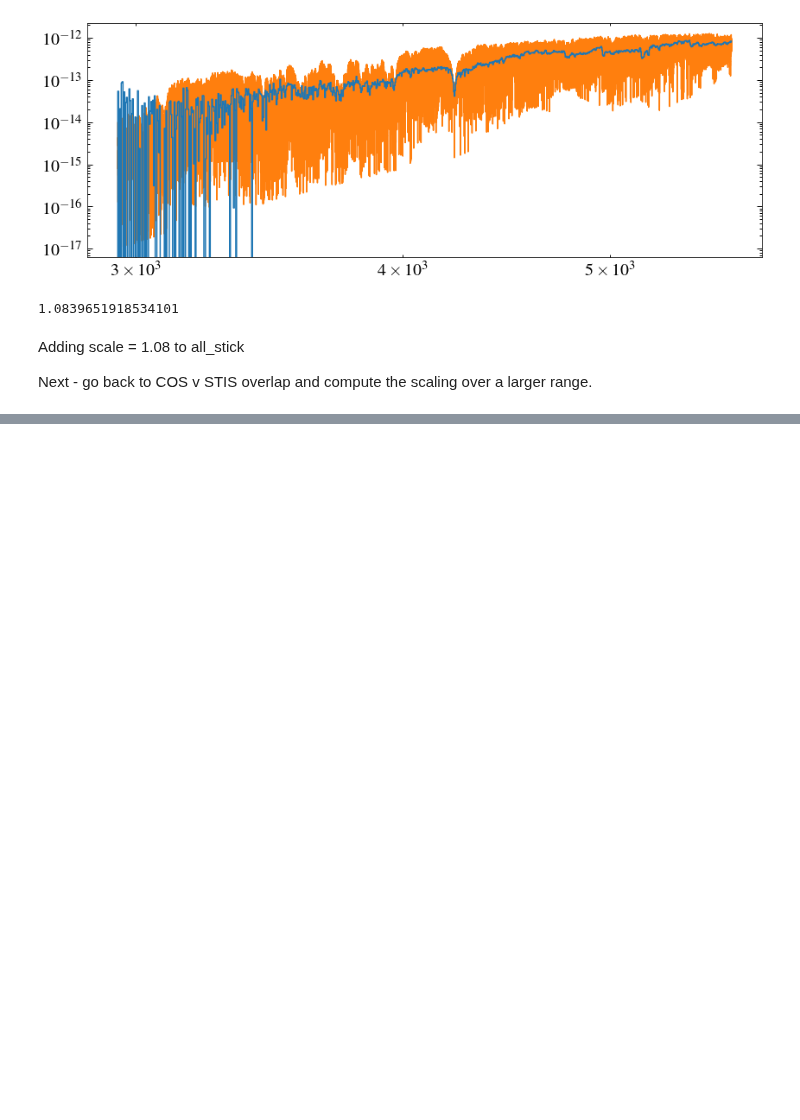
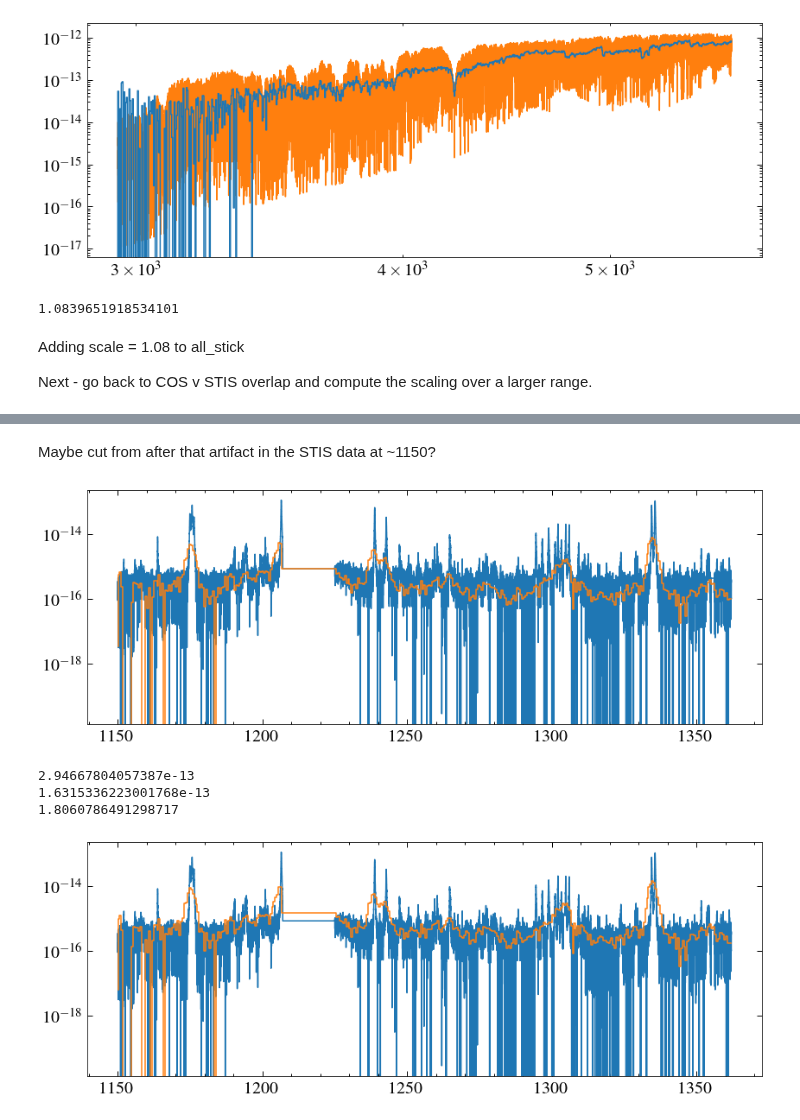
Before and after one commit to davidjwilson/SEDs, a Jupyter notebook: gj_674/combined/combined_sed_rough.ipynb, the cells around one changed output, grey strips where cells are left out. Cells and saved outputs as stored; diff of their text form; code cells hidden in the pictures; blank space fills up the shorter version.

```diff
--- a/gj_674/combined/combined_sed_rough.ipynb
+++ b/gj_674/combined/combined_sed_rough.ipynb
@@ -368,0 +412,30 @@ Next - go back to COS v STIS overlap and compute the scaling over a larger range
+# %% [markdown]
+Maybe cut from after that artifact in the STIS data at ~1150?
+# %%
+#cut clip spectra down to just bit I want to compare
+cut = [1150, cdata['Wave'][-1]]
+ccut = (cw > cut[0]) & (cw < cut[1])
+scut = (sw > cut[0]) & (sw < cut[1])
+plt.step(cw[ccut], cf[ccut], sw[scut], sf[scut])
+plt.yscale('log')
+plt.show()
+
+#intergrated fluxes
+#huh original calcualation wasn't even doing the cut!
+c_int = np.trapz(cf[ccut],cw[ccut])
+s_int =  np.trapz(sf[scut],sw[scut])
+print(c_int)
+print(s_int)
+flux_ratio = c_int/s_int
+print(flux_ratio)
+
+#new plot with adjusted stis flux
+plt.step(cw[ccut], cf[ccut], sw[scut], sf[scut]*flux_ratio)
+plt.yscale('log')
+plt.show()
+# %% [output]
+[figure, added]
+2.94667804057387e-13
+1.6315336223001768e-13
+1.8060786491298717
+[figure, added]
```
Also changed, not shown: parts of 11 cells of this notebook, 1 other file.
